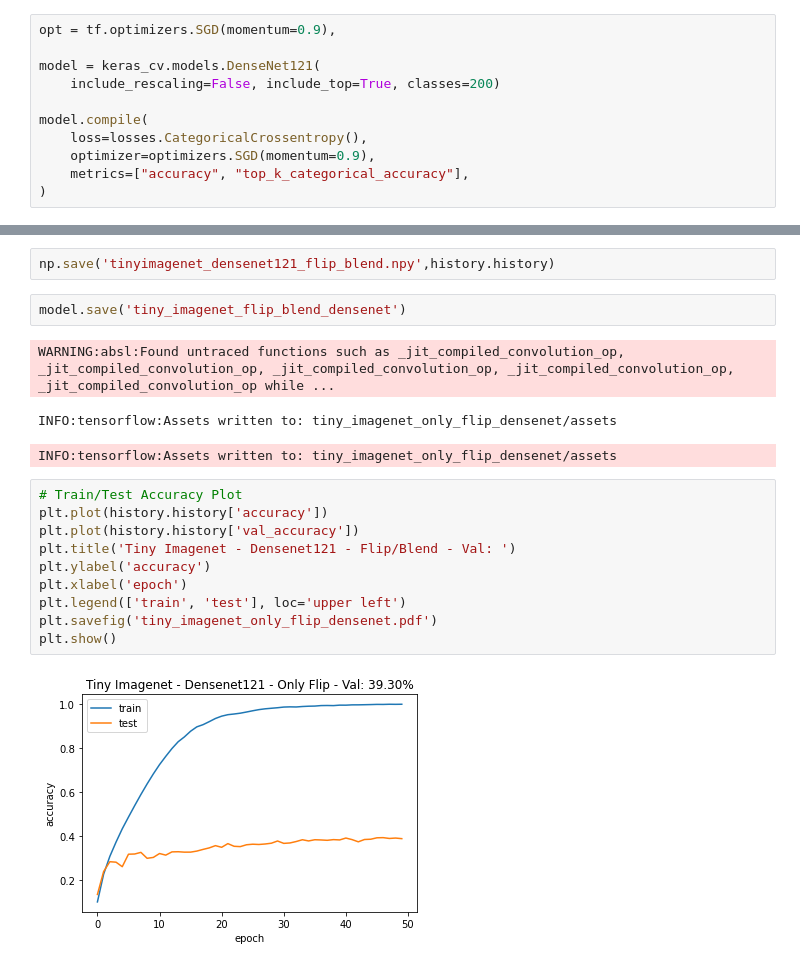
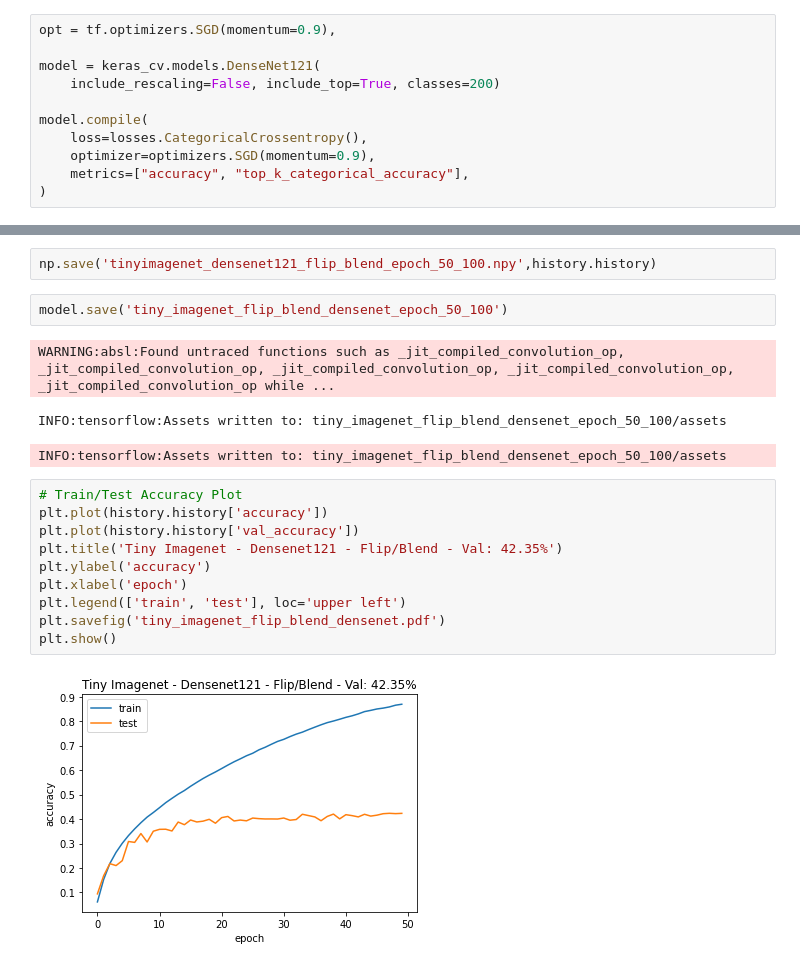
Before and after one commit to currymike123/Thesis_LDR, a Jupyter notebook: Research/tiny_imagenet_dataAug.ipynb, the cells around one changed output, grey strips where cells are left out. Saved outputs shown, nothing was run; the diff lists cells and outputs as text.

```diff
--- a/Research/tiny_imagenet_dataAug.ipynb
+++ b/Research/tiny_imagenet_dataAug.ipynb
@@ -238,20 +230,20 @@ Error:
 # %%
-np.save('tinyimagenet_densenet121_flip_blend.npy',history.history)
+np.save('tinyimagenet_densenet121_flip_blend_epoch_50_100.npy',history.history)
 # %%
-model.save('tiny_imagenet_flip_blend_densenet')
+model.save('tiny_imagenet_flip_blend_densenet_epoch_50_100')
 # %% [output]
 WARNING:absl:Found untraced functions such as _jit_compiled_convolution_op, _jit_compiled_convolution_op, _jit_compiled_convolution_op, _jit_compiled_convolution_op, _jit_compiled_convolution_op while ...
-INFO:tensorflow:Assets written to: tiny_imagenet_only_flip_densenet/assets
+INFO:tensorflow:Assets written to: tiny_imagenet_flip_blend_densenet_epoch_50_100/assets
-INFO:tensorflow:Assets written to: tiny_imagenet_only_flip_densenet/assets
+INFO:tensorflow:Assets written to: tiny_imagenet_flip_blend_densenet_epoch_50_100/assets
 # %%
 # Train/Test Accuracy Plot
 plt.plot(history.history['accuracy'])
 plt.plot(history.history['val_accuracy'])
-plt.title('Tiny Imagenet - Densenet121 - Flip/Blend - Val: ')
+plt.title('Tiny Imagenet - Densenet121 - Flip/Blend - Val: 42.35%')
 plt.ylabel('accuracy')
 plt.xlabel('epoch')
 plt.legend(['train', 'test'], loc='upper left')
-plt.savefig('tiny_imagenet_only_flip_densenet.pdf')
+plt.savefig('tiny_imagenet_flip_blend_densenet.pdf')
 plt.show()
 # %% [output]
-[figure, old version]
+[figure, new version]
```
Also changed, not shown: parts of 3 cells of this notebook.
